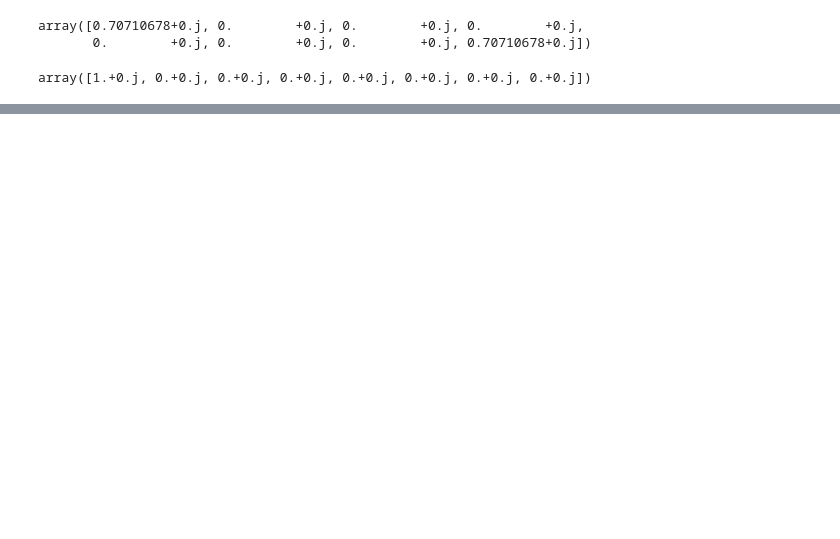
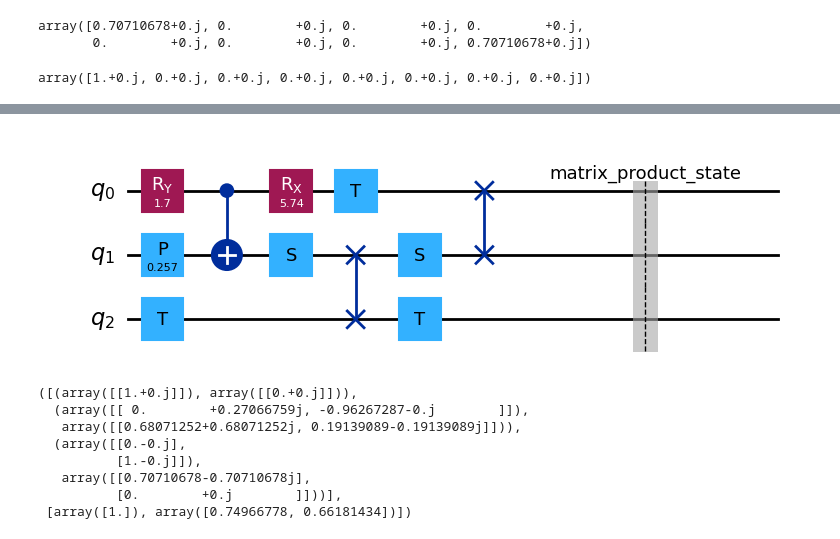
Before and after one commit to king-p3nguin/basic-qc-simulator, a Jupyter notebook: examples/matrix_product_state.ipynb, the cells around one changed output, grey strips where cells are left out. Drawn from its saved outputs; the diff is of its cells as text; code cells hidden in the pictures; blank space fills up the shorter version.

```diff
--- a/examples/matrix_product_state.ipynb
+++ b/examples/matrix_product_state.ipynb
@@ -69,0 +168,22 @@ qsim.run(qc).result().data(0)
+# %%
+from qiskit import QuantumCircuit
+from qiskit_aer import AerSimulator
+from qiskit.transpiler.passes import RemoveBarriers
+
+qiskit_circ = circ.to_qiskit()
+qiskit_circ = RemoveBarriers()(qiskit_circ)
+
+qiskit_circ.save_matrix_product_state()
+display(qiskit_circ.draw("mpl"))
+qsim = AerSimulator(method="matrix_product_state")
+qsim.run(qiskit_circ).result().data(0)["matrix_product_state"]
+# %% [output]
+[figure, added]
+([(array([[1.+0.j]]), array([[0.+0.j]])),
+  (array([[ 0.        +0.27066759j, -0.96267287-0.j        ]]),
+   array([[0.68071252+0.68071252j, 0.19139089-0.19139089j]])),
+  (array([[0.-0.j],
+          [1.-0.j]]),
+   array([[0.70710678-0.70710678j],
+          [0.        +0.j        ]]))],
+ [array([1.]), array([0.74966778, 0.66181434])])
```
Also changed, not shown: parts of 6 cells of this notebook, 2 other files.
